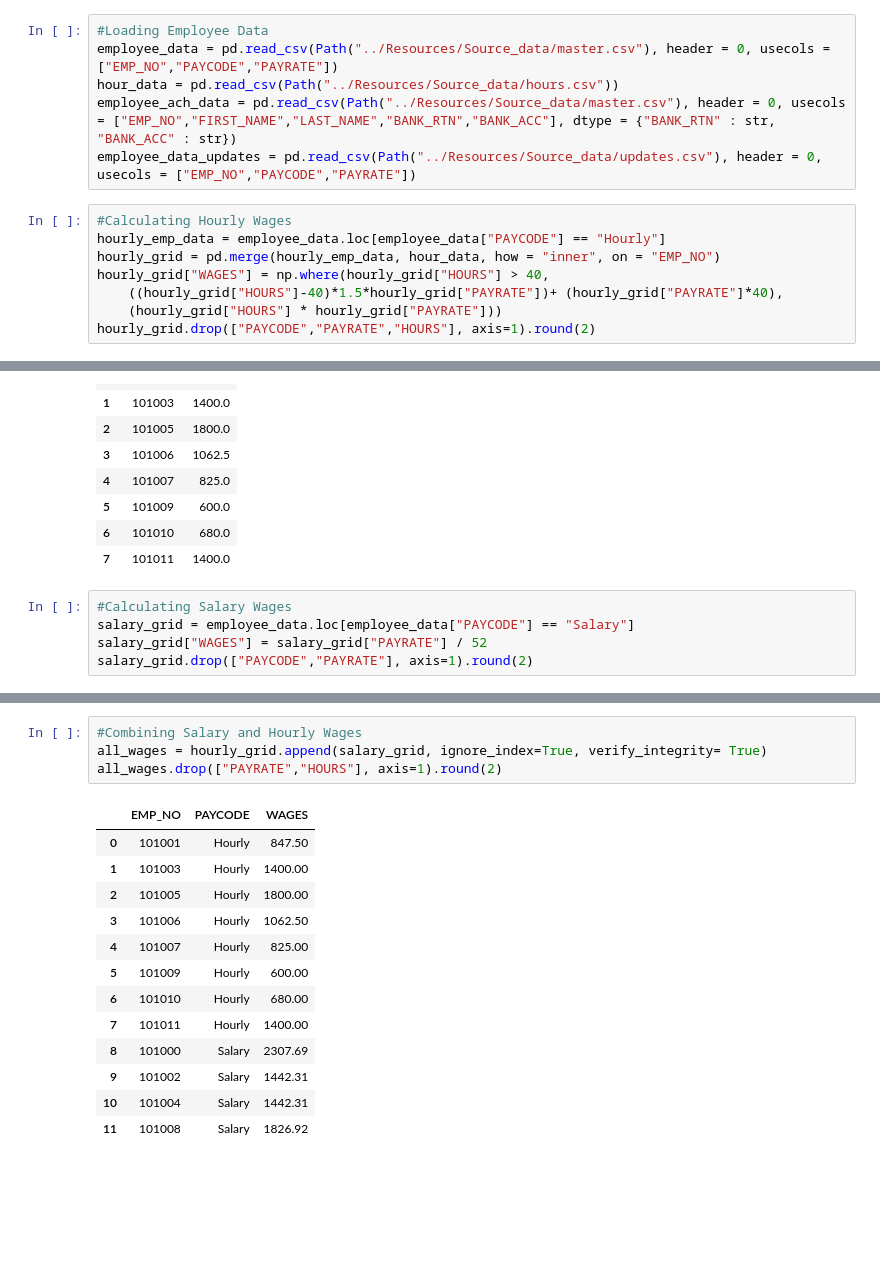
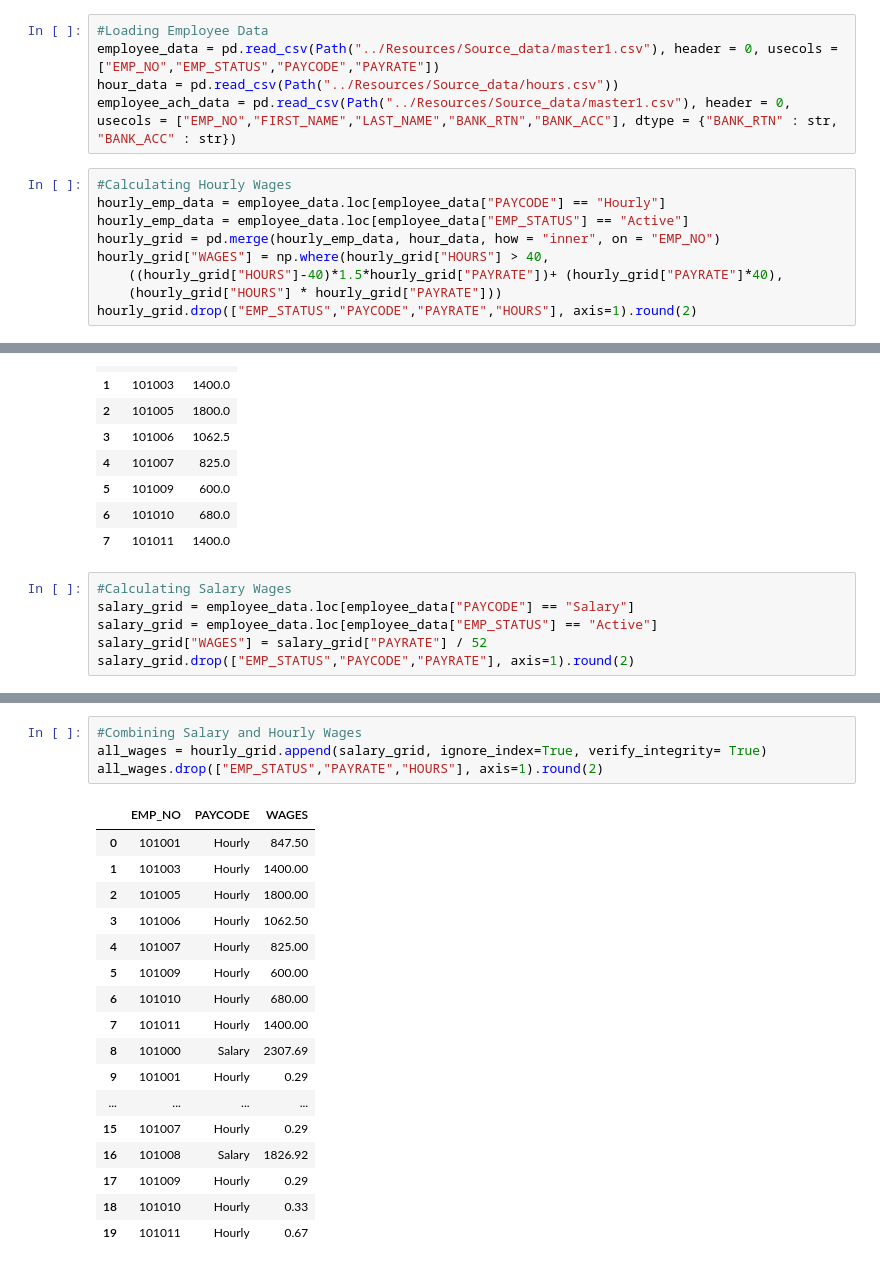
Before and after one commit to azunaukbrr/noonah_C-Halling, a Jupyter notebook: notebooks/workinprogress.ipynb, the cells around one changed output, grey strips where cells are left out. Drawn from its saved outputs; the diff is of its cells as text; blank space fills up the shorter version.

```diff
--- a/notebooks/workinprogress.ipynb
+++ b/notebooks/workinprogress.ipynb
@@ -36,17 +95,17 @@ Employee Master Backup Complete
 # %%
 #Loading Employee Data
-employee_data = pd.read_csv(Path("../Resources/Source_data/master.csv"), header = 0, usecols = ["EMP_NO","PAYCODE","PAYRATE"])
+employee_data = pd.read_csv(Path("../Resources/Source_data/master1.csv"), header = 0, usecols = ["EMP_NO","EMP_STATUS","PAYCODE","PAYRATE"])
 hour_data = pd.read_csv(Path("../Resources/Source_data/hours.csv"))
-employee_ach_data = pd.read_csv(Path("../Resources/Source_data/master.csv"), header = 0, usecols = ["EMP_NO","FIRST_NAME","LAST_NAME","BANK_RTN","BANK_ACC"], dtype = {"BANK_RTN" : str, "BANK_ACC" : str})
-employee_data_updates = pd.read_csv(Path("../Resources/Source_data/updates.csv"), header = 0, usecols = ["EMP_NO","PAYCODE","PAYRATE"])
+employee_ach_data = pd.read_csv(Path("../Resources/Source_data/master1.csv"), header = 0, usecols = ["EMP_NO","FIRST_NAME","LAST_NAME","BANK_RTN","BANK_ACC"], dtype = {"BANK_RTN" : str, "BANK_ACC" : str})
 # %%
 #Calculating Hourly Wages
 hourly_emp_data = employee_data.loc[employee_data["PAYCODE"] == "Hourly"]
+hourly_emp_data = employee_data.loc[employee_data["EMP_STATUS"] == "Active"]
 hourly_grid = pd.merge(hourly_emp_data, hour_data, how = "inner", on = "EMP_NO")
 hourly_grid["WAGES"] = np.where(hourly_grid["HOURS"] > 40,
     ((hourly_grid["HOURS"]-40)*1.5*hourly_grid["PAYRATE"])+ (hourly_grid["PAYRATE"]*40),
     (hourly_grid["HOURS"] * hourly_grid["PAYRATE"]))
-hourly_grid.drop(["PAYCODE","PAYRATE","HOURS"], axis=1).round(2)
+hourly_grid.drop(["EMP_STATUS","PAYCODE","PAYRATE","HOURS"], axis=1).round(2)
 # %% [output]
 |  | EMP_NO | WAGES |
 | 0 | 101001 | 847.5 |
@@ -60,6 +119,7 @@ hourly_grid.drop(["PAYCODE","PAYRATE","HOURS"], axis=1).round(2)
 # %%
 #Calculating Salary Wages
 salary_grid = employee_data.loc[employee_data["PAYCODE"] == "Salary"]
+salary_grid = employee_data.loc[employee_data["EMP_STATUS"] == "Active"]
 salary_grid["WAGES"] = salary_grid["PAYRATE"] / 52
-salary_grid.drop(["PAYCODE","PAYRATE"], axis=1).round(2)
+salary_grid.drop(["EMP_STATUS","PAYCODE","PAYRATE"], axis=1).round(2)
 # %% [output]
@@ -76,21 +139,25 @@ See the caveats in the documentation: https://pandas.pydata.org/pandas-docs/stab
 # %%
 #Combining Salary and Hourly Wages
 all_wages = hourly_grid.append(salary_grid, ignore_index=True, verify_integrity= True)
-all_wages.drop(["PAYRATE","HOURS"], axis=1).round(2)
+all_wages.drop(["EMP_STATUS","PAYRATE","HOURS"], axis=1).round(2)
 # %% [output]
 |  | EMP_NO | PAYCODE | WAGES |
 | 0 | 101001 | Hourly | 847.50 |
 | 1 | 101003 | Hourly | 1400.00 |
 | 2 | 101005 | Hourly | 1800.00 |
 | 3 | 101006 | Hourly | 1062.50 |
 | 4 | 101007 | Hourly | 825.00 |
 | 5 | 101009 | Hourly | 600.00 |
 | 6 | 101010 | Hourly | 680.00 |
 | 7 | 101011 | Hourly | 1400.00 |
 | 8 | 101000 | Salary | 2307.69 |
-| 9 | 101002 | Salary | 1442.31 |
-| 10 | 101004 | Salary | 1442.31 |
-| 11 | 101008 | Salary | 1826.92 |
+| 9 | 101001 | Hourly | 0.29 |
+| ... | ... | ... | ... |
+| 15 | 101007 | Hourly | 0.29 |
+| 16 | 101008 | Salary | 1826.92 |
+| 17 | 101009 | Hourly | 0.29 |
+| 18 | 101010 | Hourly | 0.33 |
+| 19 | 101011 | Hourly | 0.67 |
 # %%
 #Creating ACH File
 employee_ach_data["NAME"] =  employee_ach_data["FIRST_NAME"].str.upper() + [" "] + employee_ach_data["LAST_NAME"].str.upper()
```
Also changed, not shown: parts of 7 cells of this notebook, 2 other files.
